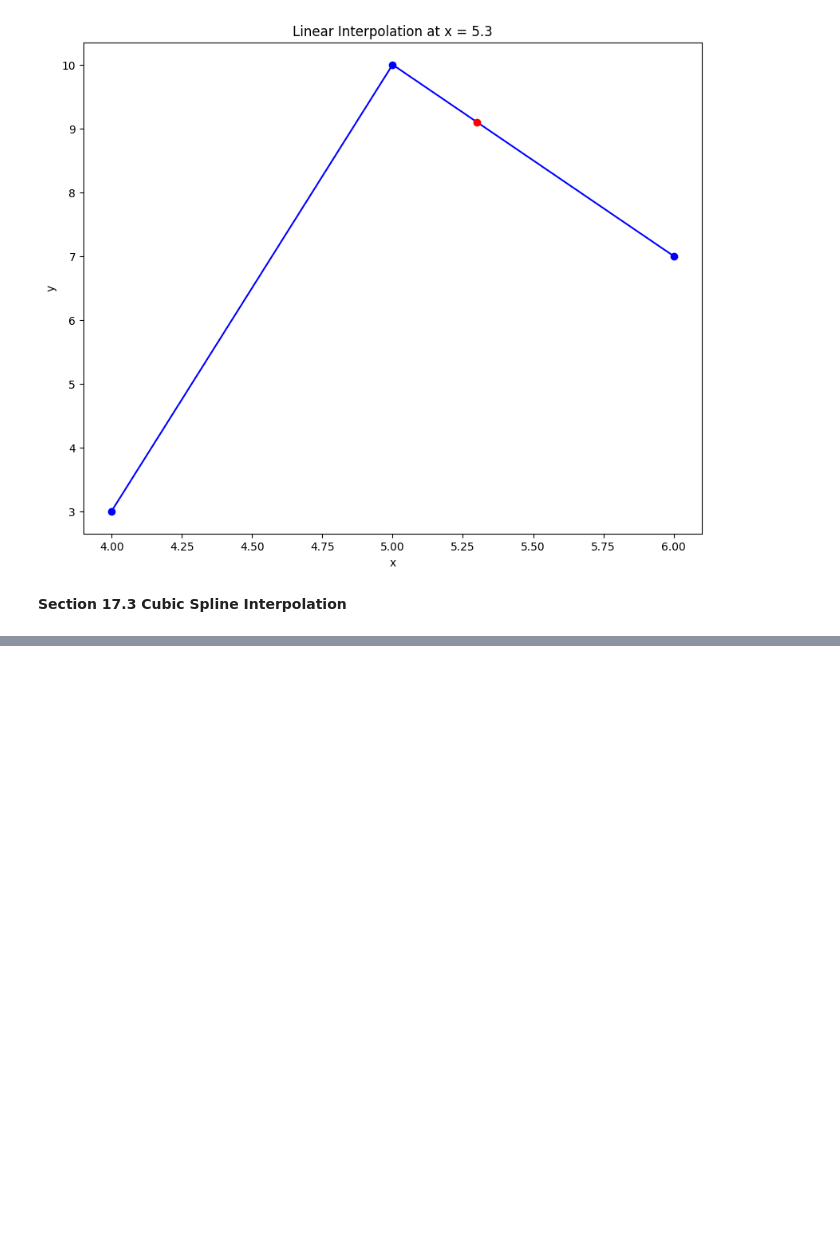
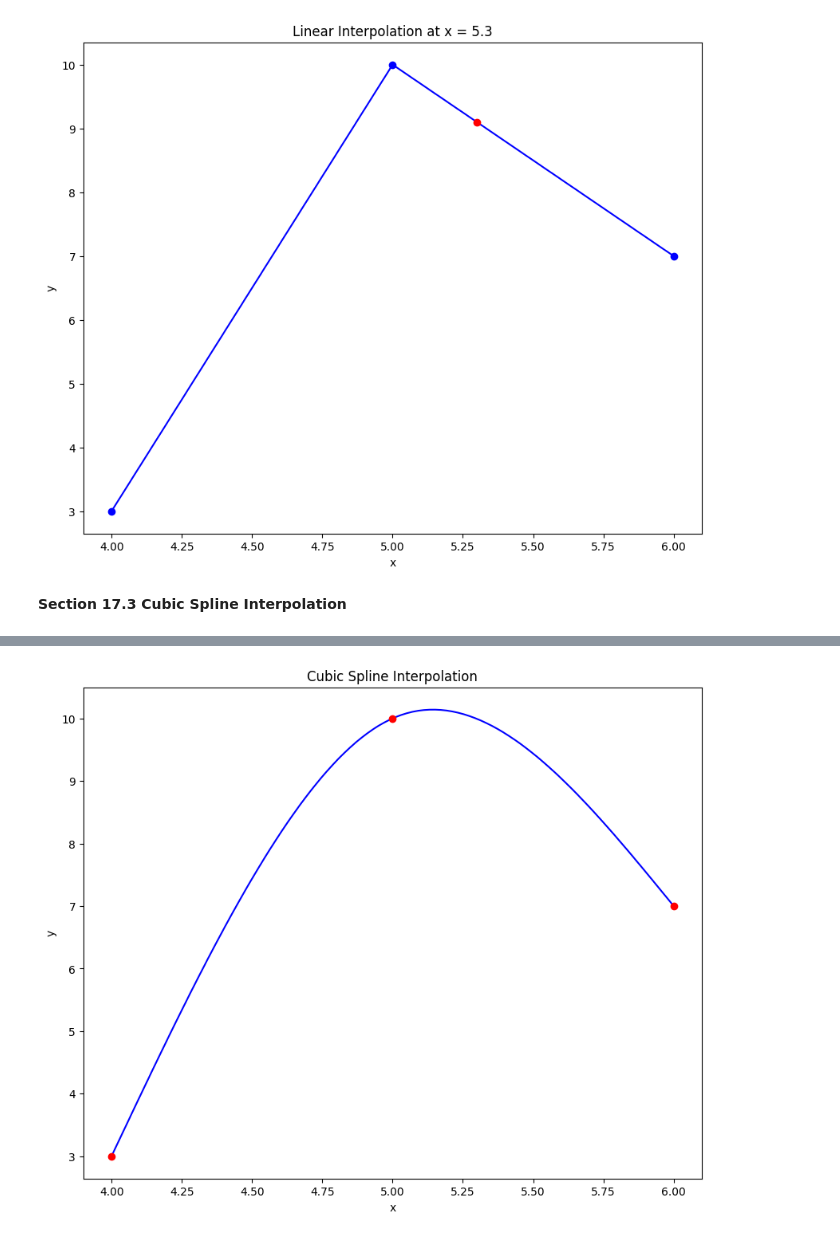
Before and after one commit to ggonz105/MAT-421, a Jupyter notebook: Module_B_Sections_17_1_17_3.ipynb, the cells around one changed output, grey strips where cells are left out. Cells and saved outputs as stored; diff of their text form; code cells hidden in the pictures; blank space fills up the shorter version.

```diff
--- a/Module_B_Sections_17_1_17_3.ipynb
+++ b/Module_B_Sections_17_1_17_3.ipynb
@@ -37,0 +46,21 @@ plt.show()
+# %%
+from scipy.interpolate import CubicSpline
+import numpy as np
+import matplotlib.pyplot as plt
+
+x = [4, 5, 6]
+y = [3, 10, 7]
+
+f = CubicSpline(x, y, bc_type='natural')
+x_new = np.linspace(4, 6, 100)
+y_new = f(x_new)
+
+plt.figure(figsize = (10,8))
+plt.plot(x_new, y_new, 'b')
+plt.plot(x, y, 'ro')
+plt.title('Cubic Spline Interpolation')
+plt.xlabel('x')
+plt.ylabel('y')
+plt.show()
+# %% [output]
+[figure, added]
```
Also changed, not shown: parts of 1 cell of this notebook.
